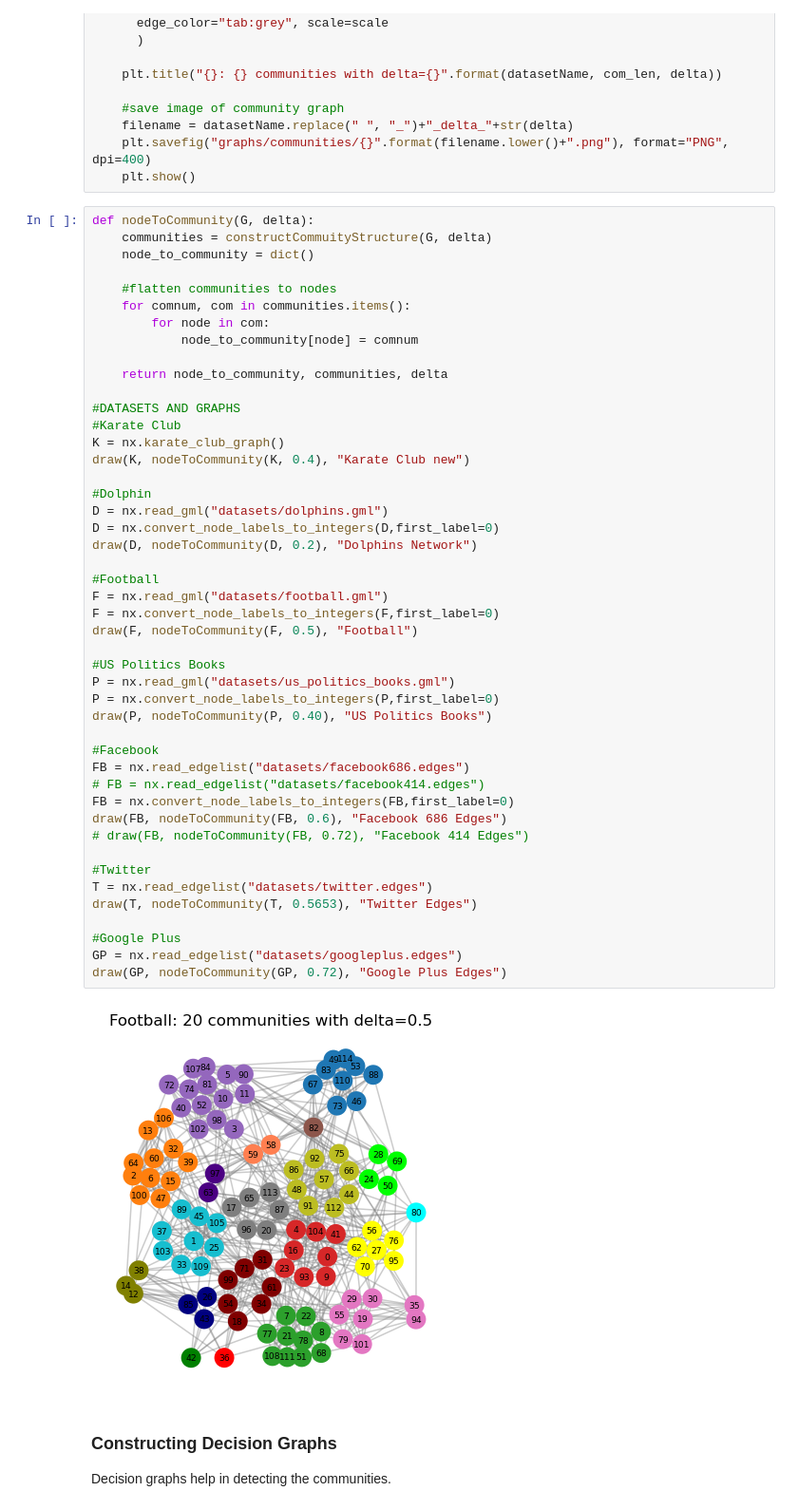
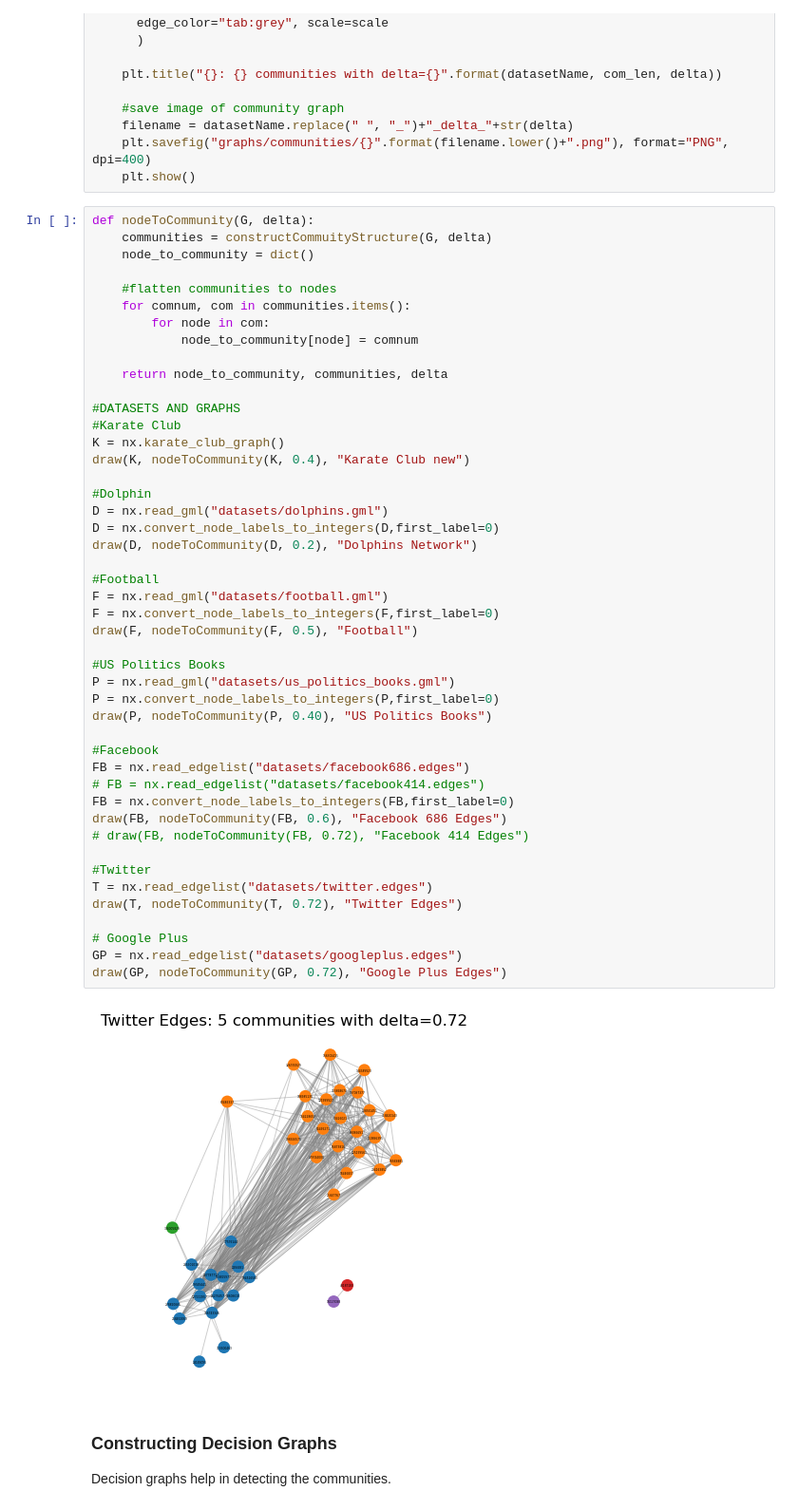
Before and after one commit to frimps-astro/frimps-astro.github.io, a Jupyter notebook: project_community_detection.ipynb, the cells around one changed output. Shown at 95% size. Drawn from its saved outputs; the diff is of its cells as text.

```diff
--- a/project_community_detection.ipynb
+++ b/project_community_detection.ipynb
@@ -209,36 +209,36 @@ K = nx.karate_club_graph()
 draw(K, nodeToCommunity(K, 0.4), "Karate Club new")
 
 #Dolphin
 D = nx.read_gml("datasets/dolphins.gml")
 D = nx.convert_node_labels_to_integers(D,first_label=0)
 draw(D, nodeToCommunity(D, 0.2), "Dolphins Network")
 
 #Football
 F = nx.read_gml("datasets/football.gml")
 F = nx.convert_node_labels_to_integers(F,first_label=0)
 draw(F, nodeToCommunity(F, 0.5), "Football")
 
 #US Politics Books
 P = nx.read_gml("datasets/us_politics_books.gml")
 P = nx.convert_node_labels_to_integers(P,first_label=0)
 draw(P, nodeToCommunity(P, 0.40), "US Politics Books")
 
 #Facebook
 FB = nx.read_edgelist("datasets/facebook686.edges")
 # FB = nx.read_edgelist("datasets/facebook414.edges")
 FB = nx.convert_node_labels_to_integers(FB,first_label=0)
 draw(FB, nodeToCommunity(FB, 0.6), "Facebook 686 Edges")
 # draw(FB, nodeToCommunity(FB, 0.72), "Facebook 414 Edges")
 
 #Twitter
 T = nx.read_edgelist("datasets/twitter.edges")
-draw(T, nodeToCommunity(T, 0.5653), "Twitter Edges")
+draw(T, nodeToCommunity(T, 0.72), "Twitter Edges")
 
-#Google Plus
+# Google Plus
 GP = nx.read_edgelist("datasets/googleplus.edges")
 draw(GP, nodeToCommunity(GP, 0.72), "Google Plus Edges")
 # %% [output]
-[figure, old version]
+[figure, new version]
 # %% [markdown]
 ### Constructing Decision Graphs
 Decision graphs help in detecting the communities.
```
Also changed, not shown: parts of 1 cell of this notebook, 46 other files.
